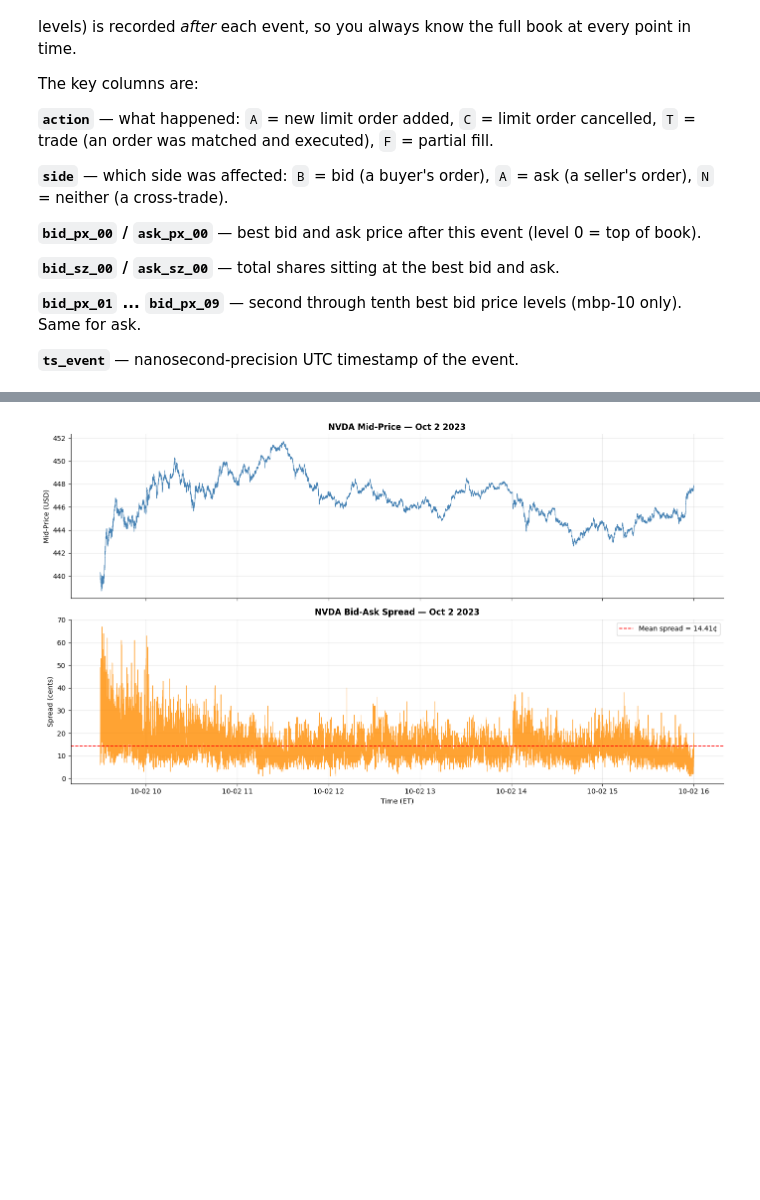
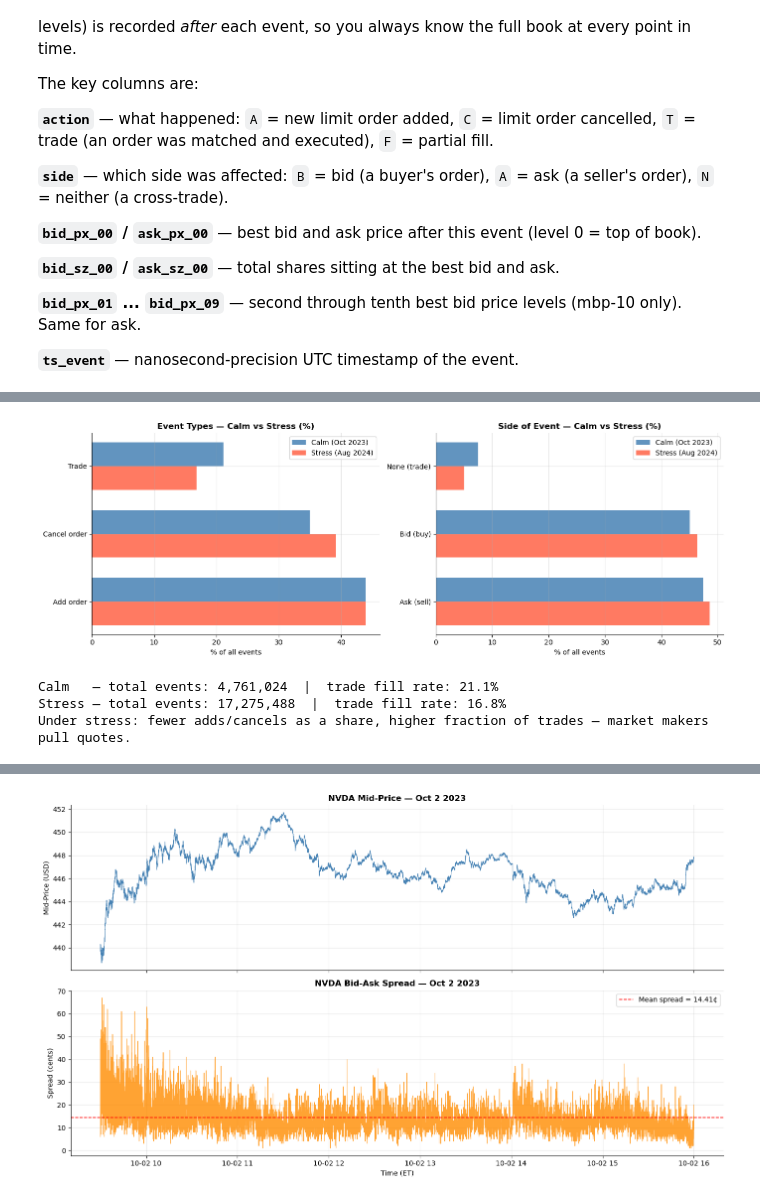
Before and after one commit to harrodyuan/DS4FE, a Jupyter notebook: DS4FE_Part4a_LOB_Data_Demo.ipynb, the cells around one changed output, grey strips where cells are left out. Drawn from its saved outputs; the diff is of its cells as text; code cells hidden in the pictures; blank space fills up the shorter version.

```diff
--- a/DS4FE_Part4a_LOB_Data_Demo.ipynb
+++ b/DS4FE_Part4a_LOB_Data_Demo.ipynb
@@ -115,0 +90,60 @@ Fill rate: 21.1% of all events are actual trades
+# %%
+# Event type breakdown — calm vs stress side by side
+nvda_stress_early = pd.read_parquet(f'{LOB_DIR}/lob_mbp1_NVDA_stress_aug2024.parquet')
+nvda_stress_early.index = nvda_stress_early.index.tz_convert('US/Eastern')
+
+def to_pct(series, total): return series / total * 100
+
+calm_action   = nvda['action'].map(ACTION_LABELS).value_counts()
+stress_action = nvda_stress_early['action'].map(ACTION_LABELS).value_counts()
+calm_side     = nvda['side'].map(SIDE_LABELS).value_counts()
+stress_side   = nvda_stress_early['side'].map(SIDE_LABELS).value_counts()
+
+all_action_cats = sorted(set(calm_action.index) | set(stress_action.index))
+all_side_cats   = sorted(set(calm_side.index)   | set(stress_side.index))
+
+# Drop categories where both calm and stress are < 1% (e.g. Fill partial)
+def filter_cats(cats, calm_series, stress_series, total_calm, total_stress):
+    return [c for c in cats
+            if to_pct(calm_series.get(c, 0), total_calm) >= 1
+            or to_pct(stress_series.get(c, 0), total_stress) >= 1]
+
+n_calm, n_stress = len(nvda), len(nvda_stress_early)
+action_cats = filter_cats(all_action_cats, calm_action, stress_action, n_calm, n_stress)
+side_cats   = filter_cats(all_side_cats,   calm_side,   stress_side,   n_calm, n_stress)
+
+calm_a   = [to_pct(calm_action.get(c, 0),   n_calm)   for c in action_cats]
+stress_a = [to_pct(stress_action.get(c, 0), n_stress) for c in action_cats]
+calm_s   = [to_pct(calm_side.get(c, 0),     n_calm)   for c in side_cats]
+stress_s = [to_pct(stress_side.get(c, 0),   n_stress) for c in side_cats]
+
+h = 0.35
+
+fig, axes = plt.subplots(1, 2, figsize=(14, 5))
+
+for ax, cats, calm_vals, stress_vals, title in [
+    (axes[0], action_cats, calm_a,  stress_a,  'Event Types — Calm vs Stress (%)'),
+    (axes[1], side_cats,   calm_s,  stress_s,  'Side of Event — Calm vs Stress (%)')
+]:
+    y = np.arange(len(cats))
+    ax.barh(y + h/2, calm_vals,   height=h, color='steelblue', alpha=0.85, label='Calm (Oct 2023)')
+    ax.barh(y - h/2, stress_vals, height=h, color='tomato',    alpha=0.85, label='Stress (Aug 2024)')
+    ax.set_yticks(y)
+    ax.set_yticklabels(cats)
+    ax.set_xlabel('% of all events')
+    ax.set_title(title, fontweight='bold')
+    ax.legend()
+
+plt.tight_layout()
+plt.show()
+
+trade_pct_calm   = (nvda['action'] == 'T').sum() / n_calm * 100
+trade_pct_stress = (nvda_stress_early['action'] == 'T').sum() / n_stress * 100
+print(f'Calm   — total events: {n_calm:,}  |  trade fill rate: {trade_pct_calm:.1f}%')
+print(f'Stress — total events: {n_stress:,}  |  trade fill rate: {trade_pct_stress:.1f}%')
+print('Under stress: fewer adds/cancels as a share, higher fraction of trades — market makers pull quotes.')
+# %% [output]
+[figure, added]
+Calm   — total events: 4,761,024  |  trade fill rate: 21.1%
+Stress — total events: 17,275,488  |  trade fill rate: 16.8%
+Under stress: fewer adds/cancels as a share, higher fraction of trades — market makers pull quotes.
```
Also changed, not shown: parts of 13 cells of this notebook, 3 other files.
